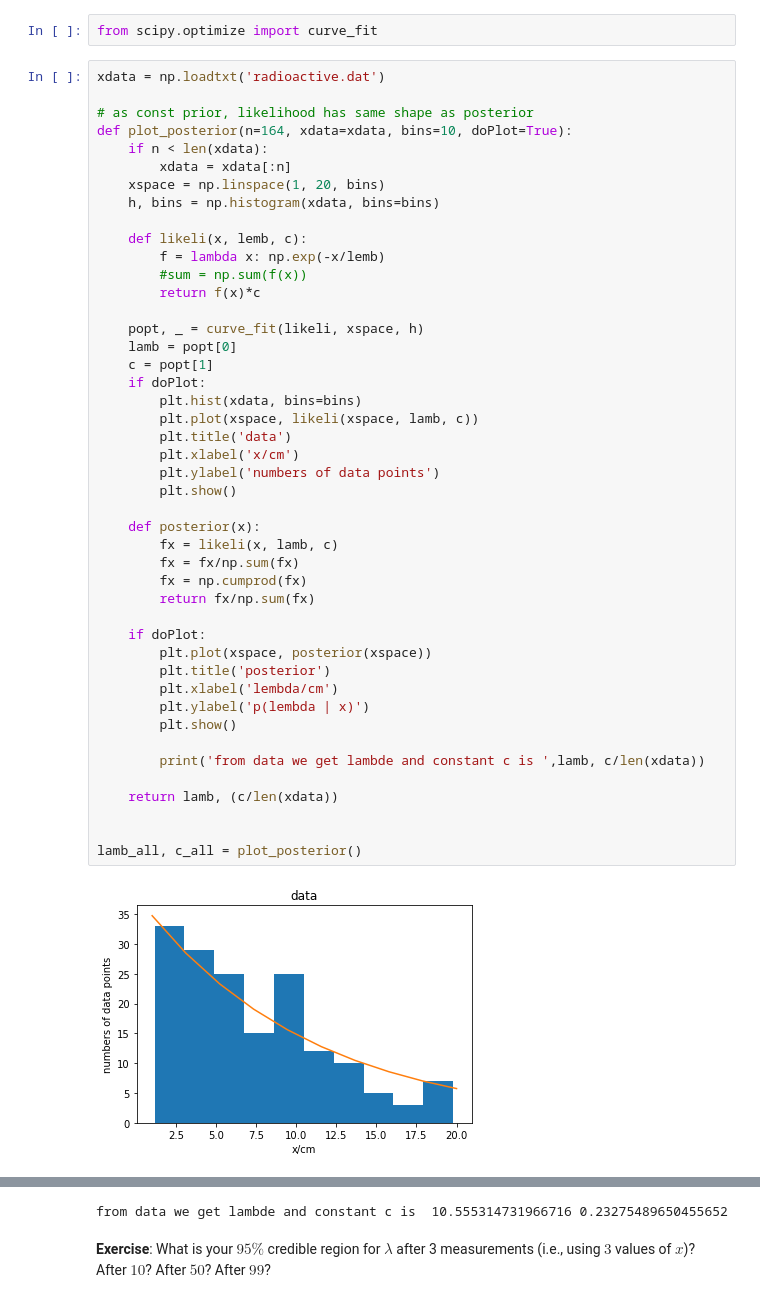
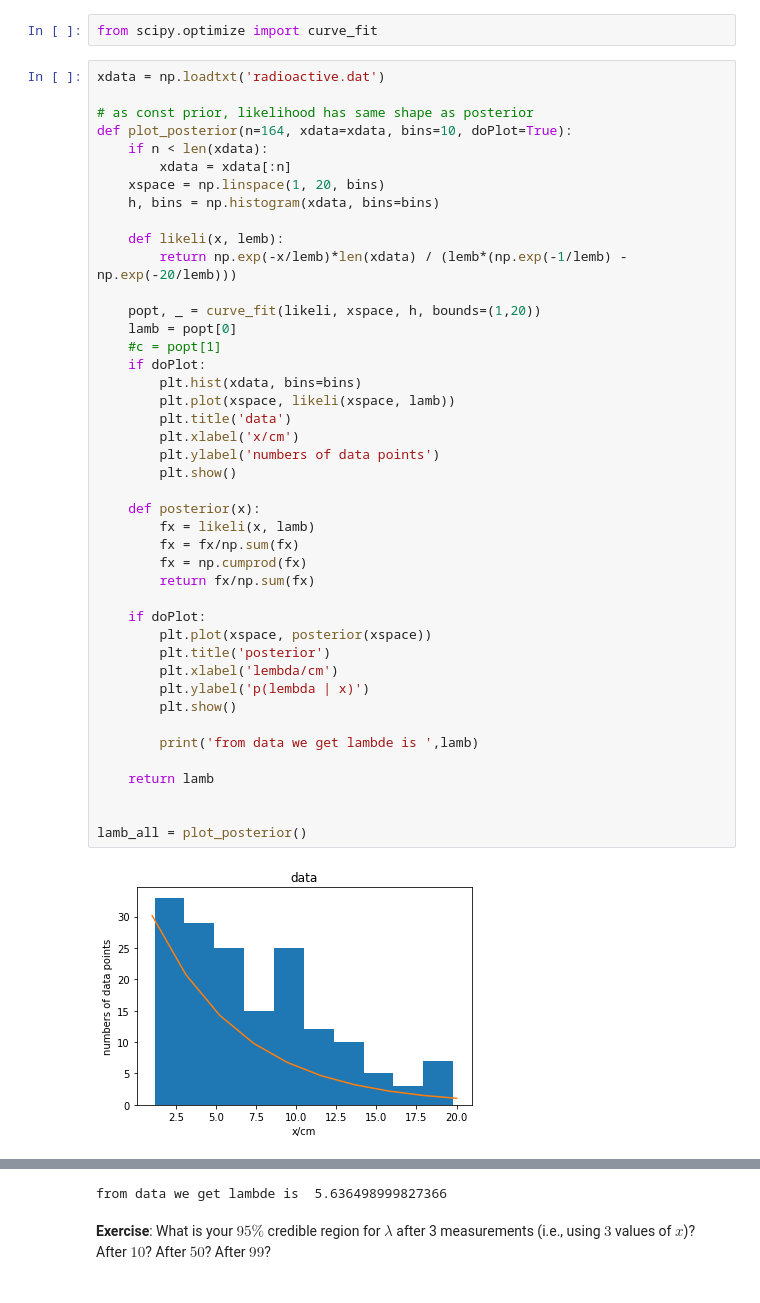
Before and after one commit to wppqywq/data_sci_astrophys_labs, a Jupyter notebook: CodingLab05/CodingLab05_Bayes.ipynb, the cells around one changed output, grey strips where cells are left out. Saved outputs shown, nothing was run; the diff lists cells and outputs as text.

```diff
--- a/CodingLab05/CodingLab05_Bayes.ipynb
+++ b/CodingLab05/CodingLab05_Bayes.ipynb
@@ -375,42 +372,40 @@ def plot_posterior(n=164, xdata=xdata, bins=10, doPlot=True):
     if n < len(xdata):
         xdata = xdata[:n]
     xspace = np.linspace(1, 20, bins)
     h, bins = np.histogram(xdata, bins=bins)
 
-    def likeli(x, lemb, c):
-        f = lambda x: np.exp(-x/lemb)
-        #sum = np.sum(f(x))
-        return f(x)*c
+    def likeli(x, lemb):
+        return np.exp(-x/lemb)*len(xdata) / (lemb*(np.exp(-1/lemb) - np.exp(-20/lemb)))
 
-    popt, _ = curve_fit(likeli, xspace, h)
+    popt, _ = curve_fit(likeli, xspace, h, bounds=(1,20))
     lamb = popt[0]
-    c = popt[1]
+    #c = popt[1]
     if doPlot:
         plt.hist(xdata, bins=bins)
-        plt.plot(xspace, likeli(xspace, lamb, c))
+        plt.plot(xspace, likeli(xspace, lamb))
         plt.title('data')
         plt.xlabel('x/cm')
         plt.ylabel('numbers of data points')
         plt.show()
 
     def posterior(x):
-        fx = likeli(x, lamb, c)
+        fx = likeli(x, lamb)
         fx = fx/np.sum(fx)
         fx = np.cumprod(fx)
         return fx/np.sum(fx)
 
     if doPlot:
         plt.plot(xspace, posterior(xspace))
         plt.title('posterior')
         plt.xlabel('lembda/cm')
         plt.ylabel('p(lembda | x)')
         plt.show()
 
-        print('from data we get lambde and constant c is ',lamb, c/len(xdata))
+        print('from data we get lambde is ',lamb)
 
-    return lamb, (c/len(xdata))
+    return lamb
 
 
-lamb_all, c_all = plot_posterior()
+lamb_all = plot_posterior()
 # %% [output]
-[figure, old version]
+[figure, new version]
@@ -418,4 +413,4 @@ lamb_all, c_all = plot_posterior()
-from data we get lambde and constant c is  10.555314731966716 0.23275489650455652
+from data we get lambde is  5.636498999827366
 # %% [markdown]
 __Exercise__: What is your $95\%$ credible region for $\lambda$ after 3 measurements (i.e., using $3$ values of $x$)? After $10$? After $50$? After $99$?
 # %%
```
Also changed, not shown: parts of 4 cells of this notebook.
